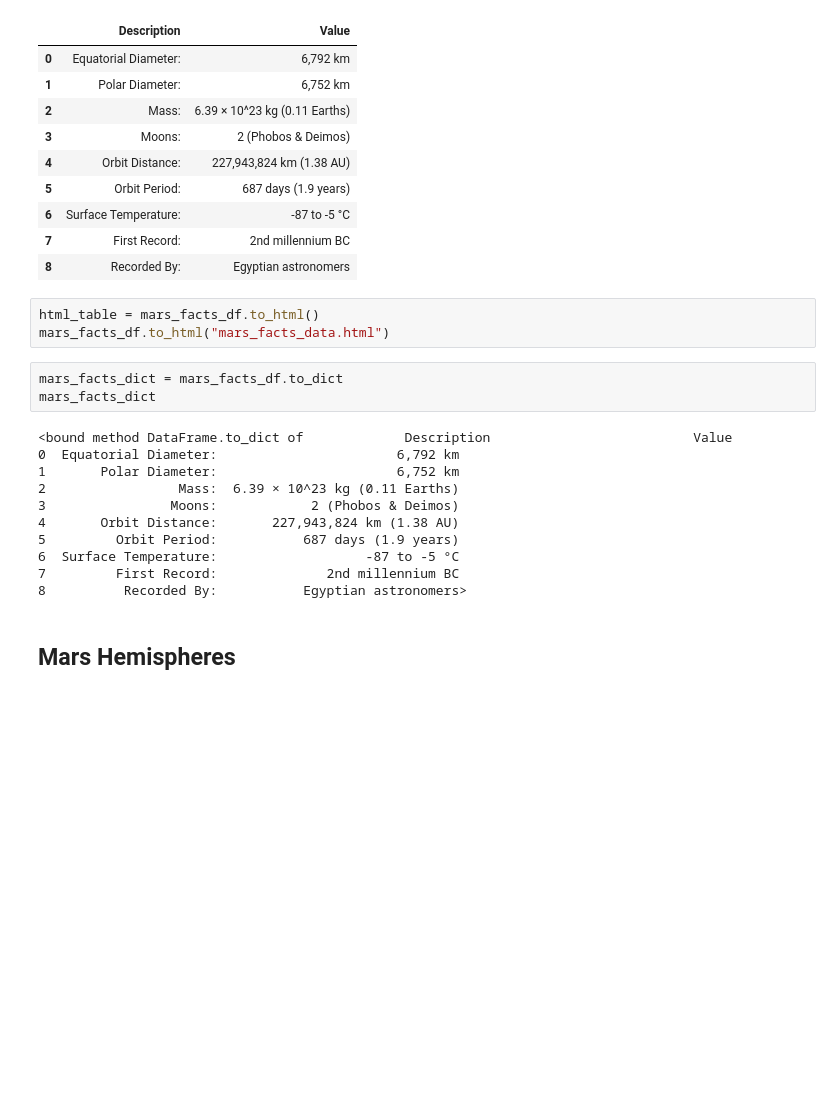
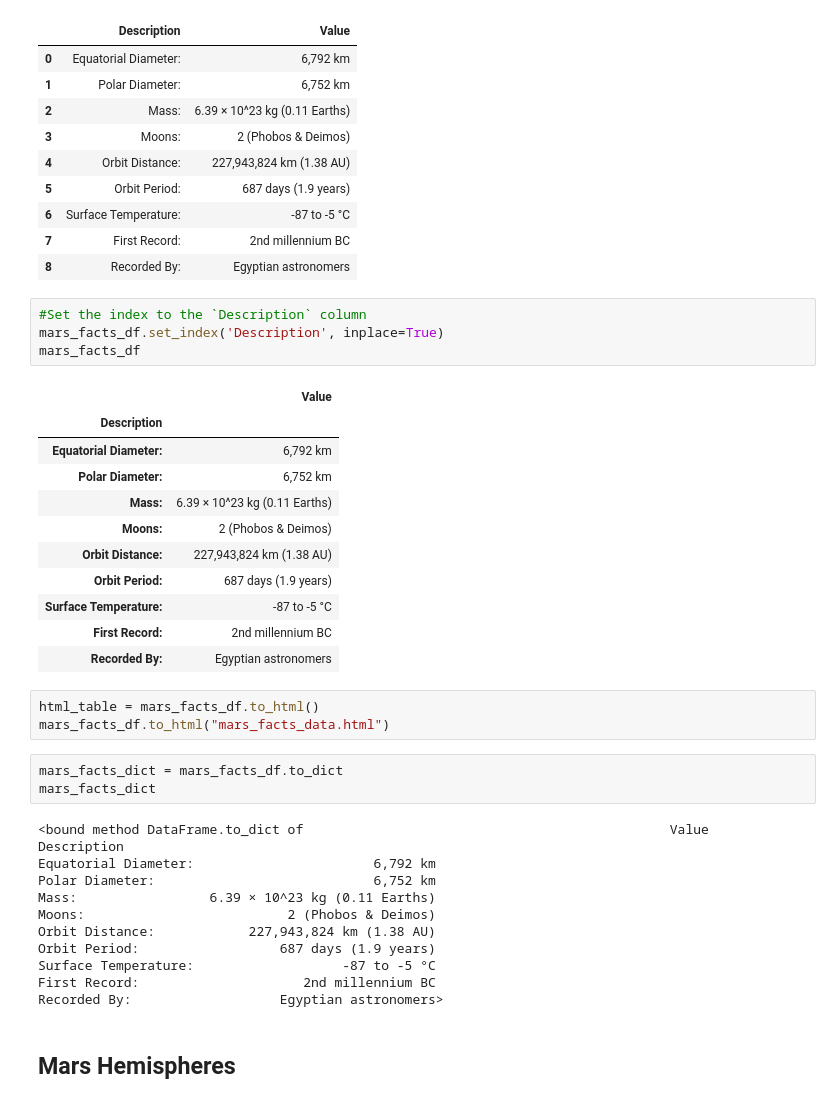
Before and after one commit to Marcellisv/Web_Scrapping--Mision_To_Mars, a Jupyter notebook: Mission_to Mars.ipynb, the cells around one changed output. Cells and saved outputs as stored; diff of their text form; blank space fills up the shorter version.

```diff
--- a/Mission_to Mars.ipynb
+++ b/Mission_to Mars.ipynb
@@ -120,6 +117,22 @@ mars_facts_df
 | 6 | Surface Temperature: | -87 to -5 °C |
 | 7 | First Record: | 2nd millennium BC |
 | 8 | Recorded By: | Egyptian astronomers |
+# %%
+#Set the index to the `Description` column
+mars_facts_df.set_index('Description', inplace=True)
+mars_facts_df
+# %% [output]
+|  | Value |
+| Description |  |
+| Equatorial Diameter: | 6,792 km |
+| Polar Diameter: | 6,752 km |
+| Mass: | 6.39 × 10^23 kg (0.11 Earths) |
+| Moons: | 2 (Phobos & Deimos) |
+| Orbit Distance: | 227,943,824 km (1.38 AU) |
+| Orbit Period: | 687 days (1.9 years) |
+| Surface Temperature: | -87 to -5 °C |
+| First Record: | 2nd millennium BC |
+| Recorded By: | Egyptian astronomers |
 # %%
 html_table = mars_facts_df.to_html()
 mars_facts_df.to_html("mars_facts_data.html")
@@ -127,16 +140,17 @@ mars_facts_df.to_html("mars_facts_data.html")
 mars_facts_dict = mars_facts_df.to_dict
 mars_facts_dict
 # %% [output]
-<bound method DataFrame.to_dict of             Description                          Value
-0  Equatorial Diameter:                       6,792 km
-1       Polar Diameter:                       6,752 km
-2                 Mass:  6.39 × 10^23 kg (0.11 Earths)
-3                Moons:            2 (Phobos & Deimos)
-4       Orbit Distance:       227,943,824 km (1.38 AU)
-5         Orbit Period:           687 days (1.9 years)
-6  Surface Temperature:                   -87 to -5 °C
-7         First Record:              2nd millennium BC
-8          Recorded By:           Egyptian astronomers>
+<bound method DataFrame.to_dict of                                               Value
+Description
+Equatorial Diameter:                       6,792 km
+Polar Diameter:                            6,752 km
+Mass:                 6.39 × 10^23 kg (0.11 Earths)
+Moons:                          2 (Phobos & Deimos)
+Orbit Distance:            227,943,824 km (1.38 AU)
+Orbit Period:                  687 days (1.9 years)
+Surface Temperature:                   -87 to -5 °C
+First Record:                     2nd millennium BC
+Recorded By:                   Egyptian astronomers>
 # %% [markdown]
 ## Mars Hemispheres
 # %%
```
Also changed, not shown: parts of 12 cells of this notebook, 4 other files.
